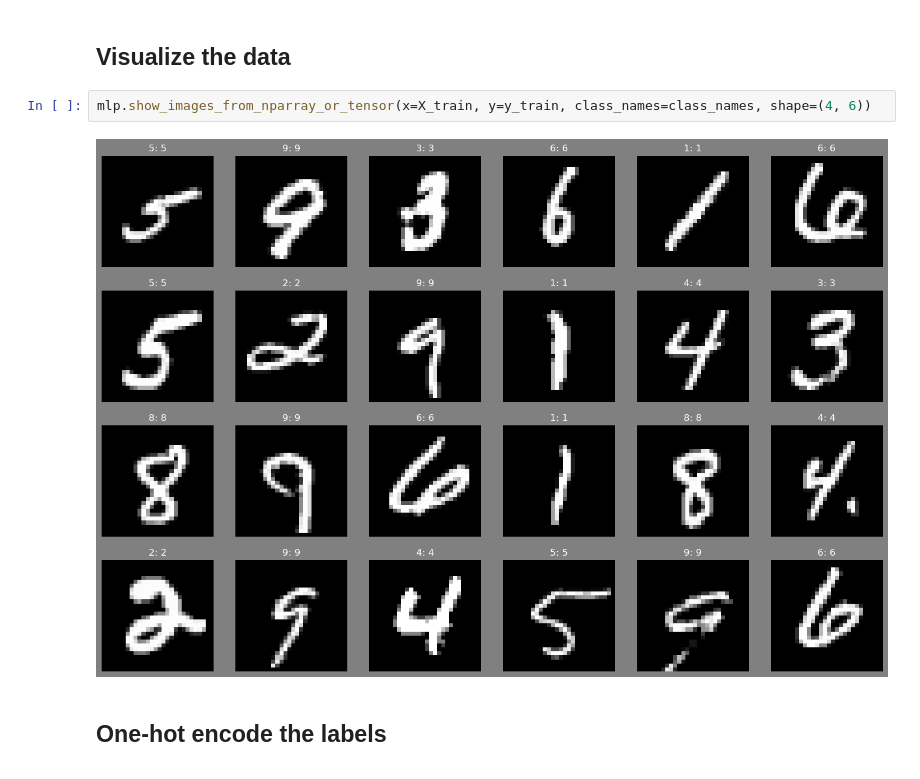
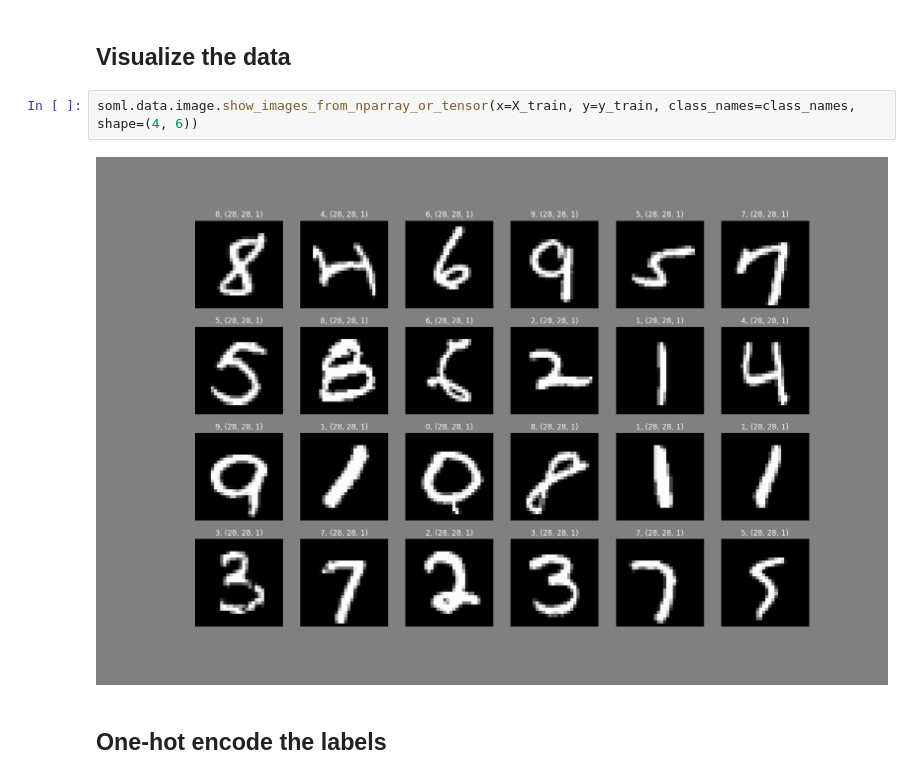
Before and after one commit to sodeso-nl/ml-notebooks, a Jupyter notebook: keras-datasets/mnist/keras-mnist.ipynb, the cells around one changed output. Saved outputs shown, nothing was run; the diff lists cells and outputs as text.

```diff
--- a/keras-datasets/mnist/keras-mnist.ipynb
+++ b/keras-datasets/mnist/keras-mnist.ipynb
@@ -43,8 +52,8 @@ X_test = X_test.reshape((X_test.shape[0], 28, 28, 1))
 # %% [markdown]
 ## Visualize the data
 # %%
-mlp.show_images_from_nparray_or_tensor(x=X_train, y=y_train, class_names=class_names, shape=(4, 6))
+soml.data.image.show_images_from_nparray_or_tensor(x=X_train, y=y_train, class_names=class_names, shape=(4, 6))
 # %% [output]
-[figure, old version]
+[figure, new version]
 # %% [markdown]
 ## One-hot encode the labels
```
Also changed, not shown: parts of 16 cells of this notebook, 13 other files.
